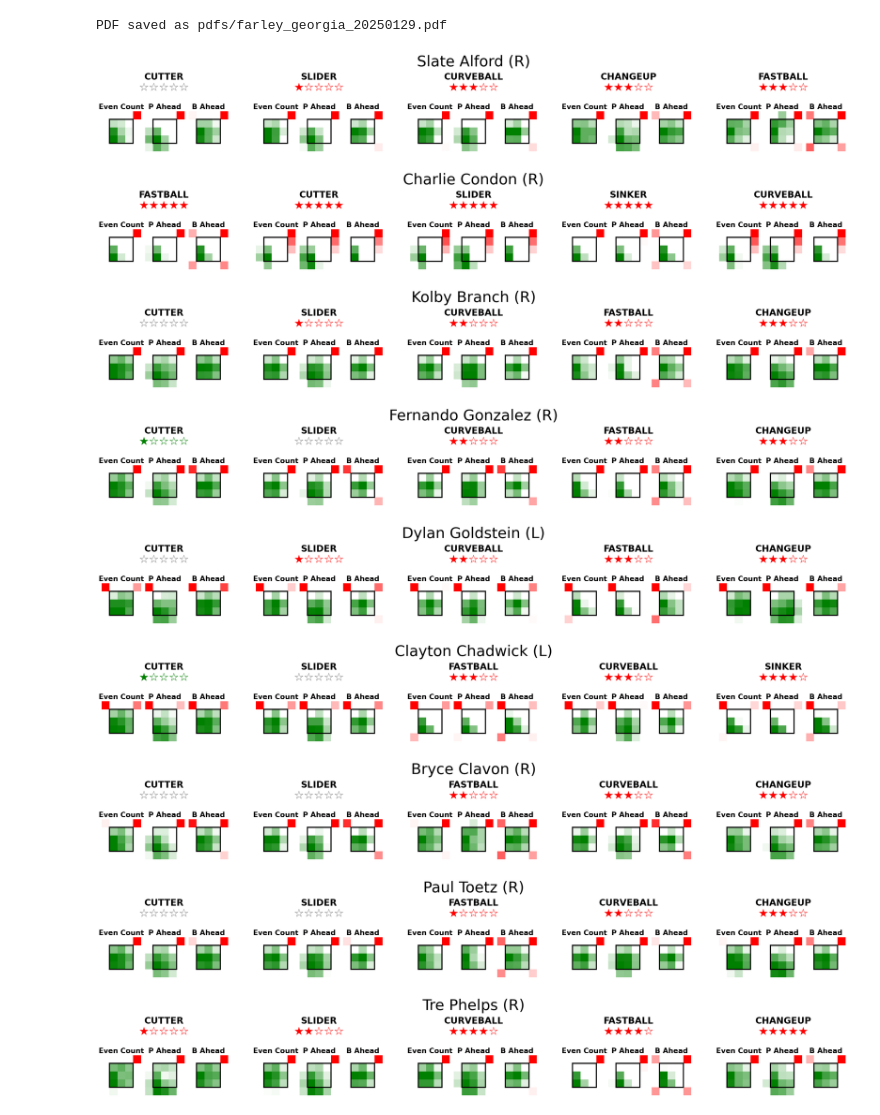
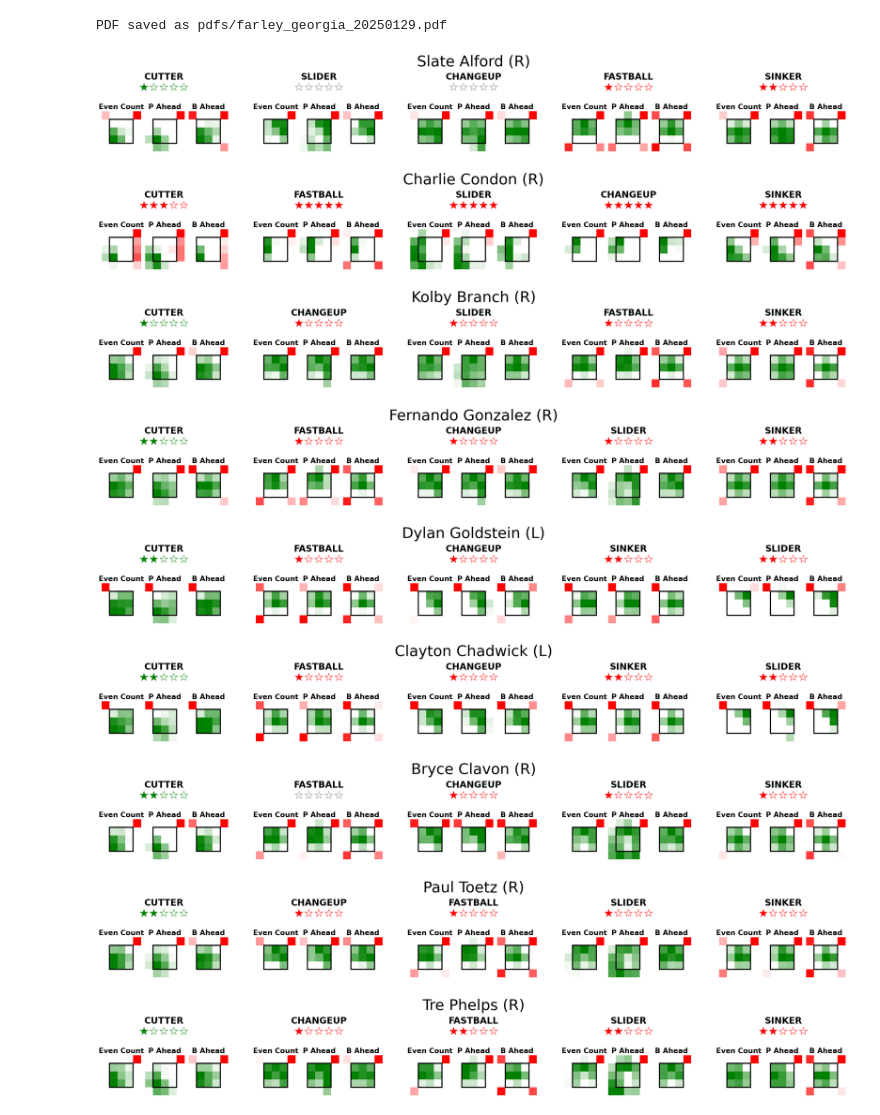
Before and after one commit to Georgia-Baseball/georgia-baseball, a Jupyter notebook: generate_pdf.ipynb, the cells around one changed output. Saved outputs shown, nothing was run; the diff lists cells and outputs as text; code cells hidden in the pictures.

```diff
--- a/generate_pdf.ipynb
+++ b/generate_pdf.ipynb
@@ -32,11 +32,15 @@ warnings.filterwarnings('ignore')
 
 rv_model = joblib.load('rv_model.pkl')
 gmm_models = hf.load_gmm_models()
+scaler = joblib.load("scaler.pkl")
 
 pitches_df = pd.read_csv('all_pitches.csv')
 global_means = pd.read_csv('global_means.csv')
 
 pitches_df = hf.prepare_data(pitches_df, game_only=False)
+
+scaled_columns = [f"{feature}_Scaled" for feature in numerical_features]
+pitches_df[scaled_columns] = scaler.transform(pitches_df[numerical_features])
 # %%
 def simulate_synthetic_dataframe(pitches_df, pitcher_id, pitch_type, batter_id):
     synthetic_data = pd.DataFrame(
@@ -100,6 +104,9 @@ def calculate_batter_metrics(synthetic_df, pitches_df, pitcher_id, batter_id):
 
     synthetic_df['PlateLocSide'] = (synthetic_df['PlateLocSideBucket'].astype(float))
     synthetic_df['PlateLocHeight'] = (synthetic_df['PlateLocHeightBucket'].astype(float))
+
+    scaled_columns = [f"{feature}_Scaled" for feature in numerical_features]
+    synthetic_df[scaled_columns] = scaler.transform(synthetic_df[numerical_features])
 
     synthetic_df = hf.add_probabilities(synthetic_df)
     batter_df = hf.add_probabilities(pitches_df[(pitches_df['BatterId'] == batter_id) & (pitches_df['PitcherThrows'] == pitcher_throws)])
@@ -484,39 +491,39 @@ def generate_pdf(pitcher_id, batters, opponent, date):
 
 ### PUT PITCHER ID HERE
 pitcher_id = [1000269766, 10086131]
 
 ### PUT BATTER IDS HERE
 batters = [
             [695477, 1000052101], ### BATTER 1
             [809707, 1000133690], ### BATTER 2
             [702705, 1000107443], ### BATTER 3
             [692232, 1000064202], ### BATTER 4
             [687408, 1000013128], ### BATTER 5
             [699821, 1000079889], ### BATTER 6
             [1000255777], ### BATTER 7
             [802119, 1000073064], ### BATTER 8
             [804569, 1000133791] ### BATTER 9
 ]
 
 ### PUT THE OPPONENT HERE
 opponent = "Georgia"
 
 ### PUT THE DATE HERE
 date = "January 29, 2025"
 
 ## LEAVE THIS CODE AS IS
 generate_pdf(pitcher_id=pitcher_id,
             batters=batters,
             opponent=opponent,
             date=date)
 # %% [output]
 PDF saved as pdfs/farley_georgia_20250129.pdf
-[figure, old version]
+[figure, new version]
-[figure, old version]
+[figure, new version]
-[figure, old version]
+[figure, new version]
-[figure, old version]
+[figure, new version]
-[figure, old version]
+[figure, new version]
-[figure, old version]
+[figure, new version]
-[figure, old version]
+[figure, new version]
-[figure, old version]
+[figure, new version]
-[figure, old version]
+[figure, new version]
```
Also changed, not shown: 1 other file.
